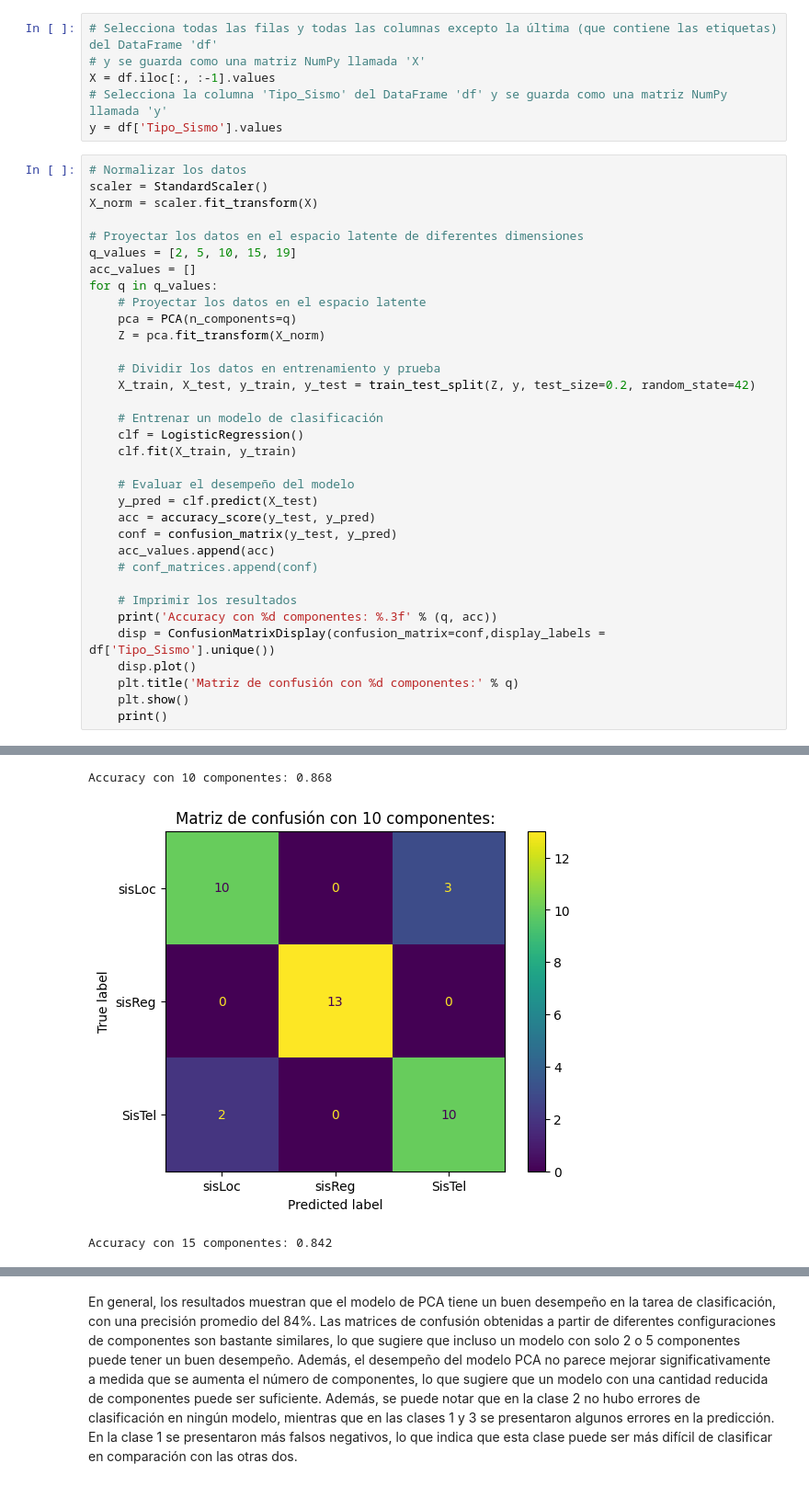
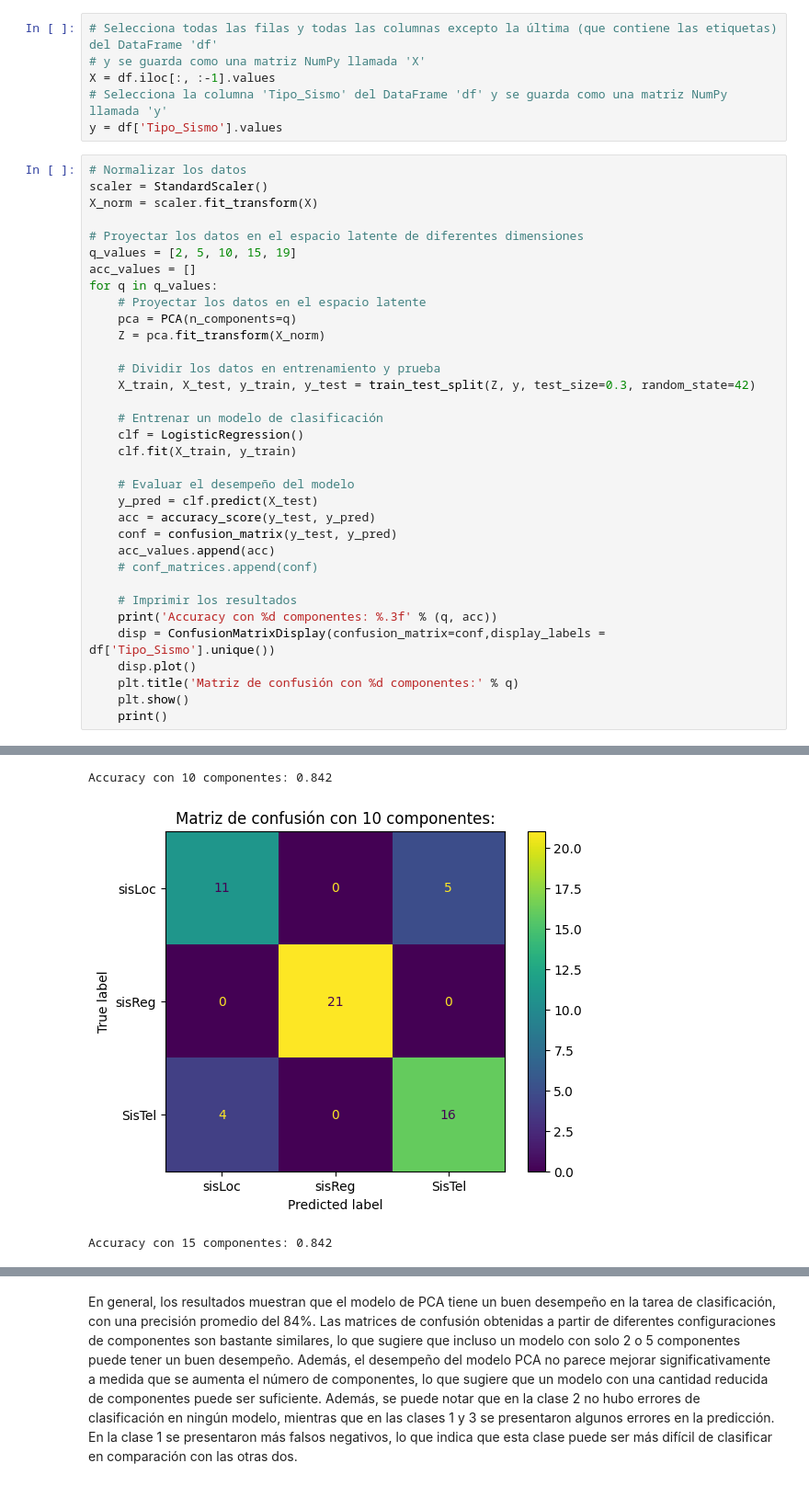
Before and after one commit to ydpajaro/Miniproyecto2, a Jupyter notebook: miniproyecto2.ipynb, the cells around one changed output, grey strips where cells are left out. Shown at 92% size. Saved outputs shown, nothing was run; the diff lists cells and outputs as text.

```diff
--- a/miniproyecto2.ipynb
+++ b/miniproyecto2.ipynb
@@ -55,7 +55,7 @@ for q in q_values:
     Z = pca.fit_transform(X_norm)
 
     # Dividir los datos en entrenamiento y prueba
-    X_train, X_test, y_train, y_test = train_test_split(Z, y, test_size=0.2, random_state=42)
+    X_train, X_test, y_train, y_test = train_test_split(Z, y, test_size=0.3, random_state=42)
 
     # Entrenar un modelo de clasificación
     clf = LogisticRegression()
@@ -83,3 +83,3 @@ Accuracy con 5 componentes: 0.842
-Accuracy con 10 componentes: 0.868
+Accuracy con 10 componentes: 0.842
-[figure, old version]
+[figure, new version]
 Accuracy con 15 componentes: 0.842
```
Also changed, not shown: parts of 6 cells of this notebook.
